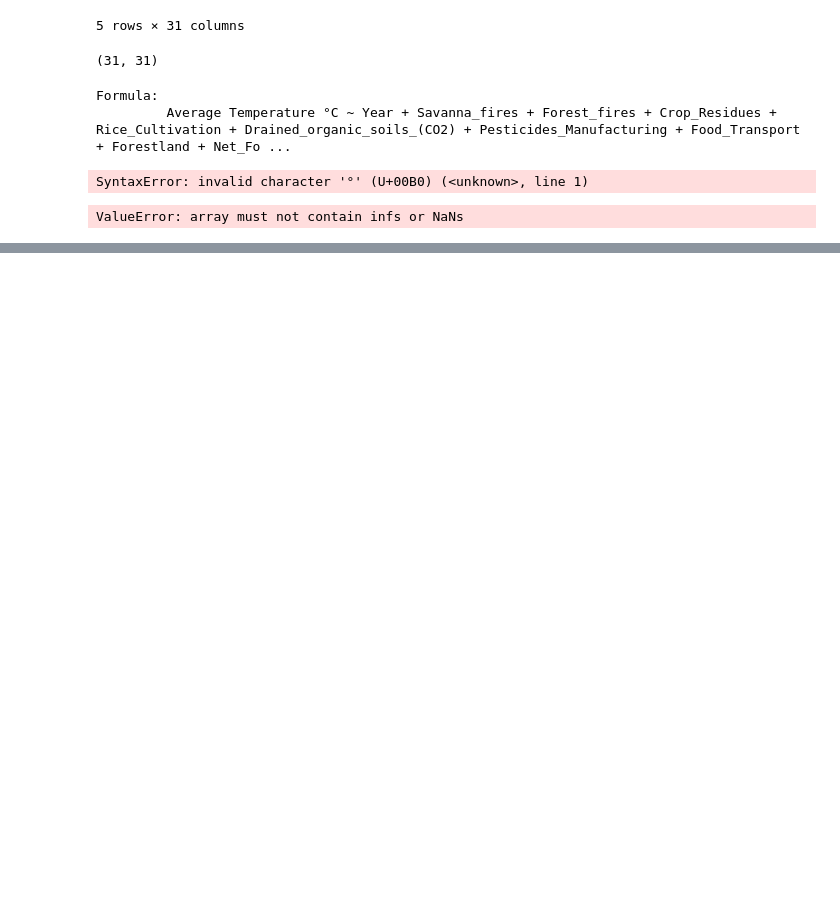
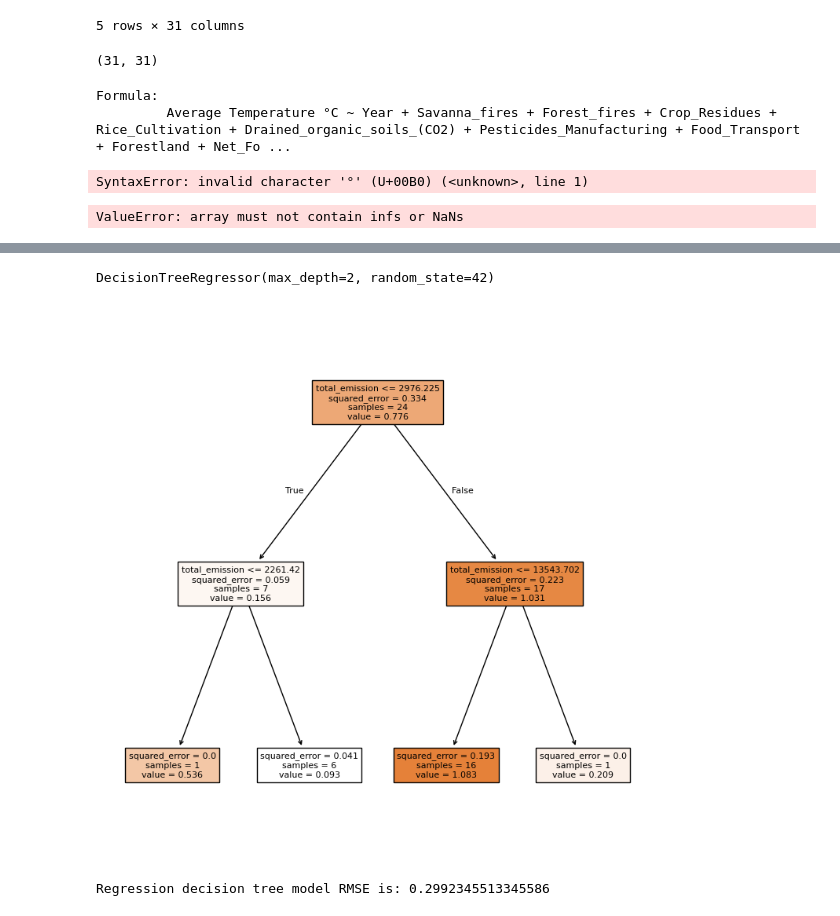
Before and after one commit to ManqobaMnguni/2401PTDS_Regression_Project_FM2, a Jupyter notebook: 2401PTDS_Regression_Project_FM2.ipynb, the cells around one changed output, grey strips where cells are left out. Saved outputs shown, nothing was run; the diff lists cells and outputs as text; code cells hidden in the pictures; blank space fills up the shorter version.

Commit message:
Add files via upload
"Mfana's Decision Tree"

```diff
--- a/2401PTDS_Regression_Project_FM2.ipynb
+++ b/2401PTDS_Regression_Project_FM2.ipynb
@@ -416,0 +332,38 @@ plt.show()
+# %%
+from sklearn.model_selection import train_test_split
+# Convert X to a numpy array and then reshape it to add a new axis
+# set test size to 20 % of training data
+x_train, x_test, y_train, y_test = train_test_split(X.values.reshape(-1, 1), y, test_size=0.2, random_state=42)
+# %%
+#Building the decision tree
+from sklearn.tree import DecisionTreeRegressor
+
+# Instantiate regression tree model
+regr_tree = DecisionTreeRegressor(max_depth=2,random_state=42)
+# %%
+#As with most sklearn models, we call .fit() to train our model.
+
+regr_tree.fit(x_train,y_train)
+# %% [output]
+DecisionTreeRegressor(max_depth=2, random_state=42)
+# %%
+from sklearn.tree import plot_tree
+
+plt.figure(figsize=(9,9))
+# assigned a random variable name to the plot to suppress text output
+_ = plot_tree(regr_tree, feature_names=['total_emission'],  filled=True)
+# %% [output]
+[figure, added]
+# %%
+#Evaluating model performance
+from sklearn.metrics import mean_squared_error
+# get predictions for test data
+y_pred = regr_tree.predict(x_test)
+
+# calculate MSE
+MSE = mean_squared_error(y_pred,y_test)
+
+# Report RMSE
+print("Regression decision tree model RMSE is:",np.sqrt(MSE))
+# %% [output]
+Regression decision tree model RMSE is: 0.2992345513345586
```
Also changed, not shown: parts of 19 cells of this notebook.
